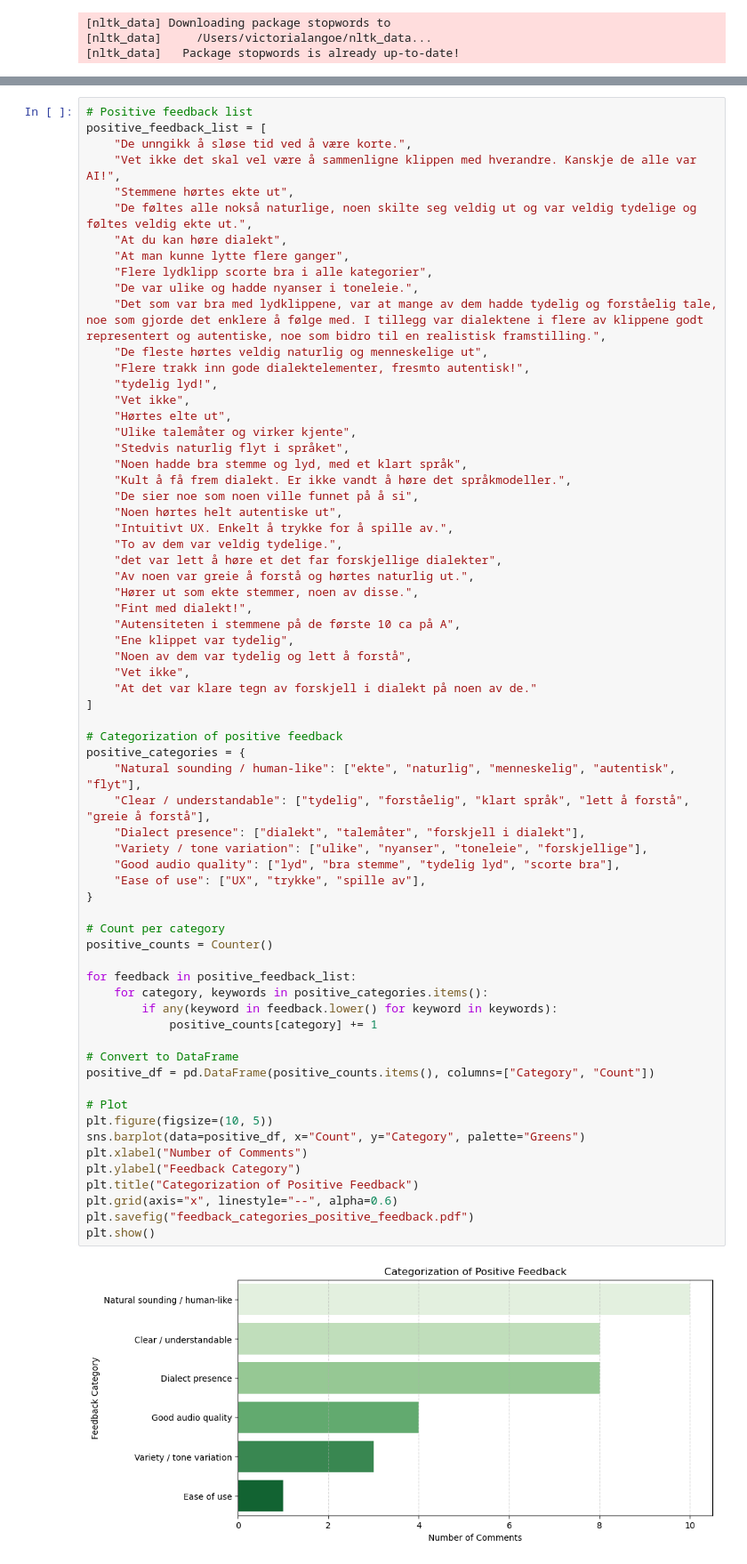
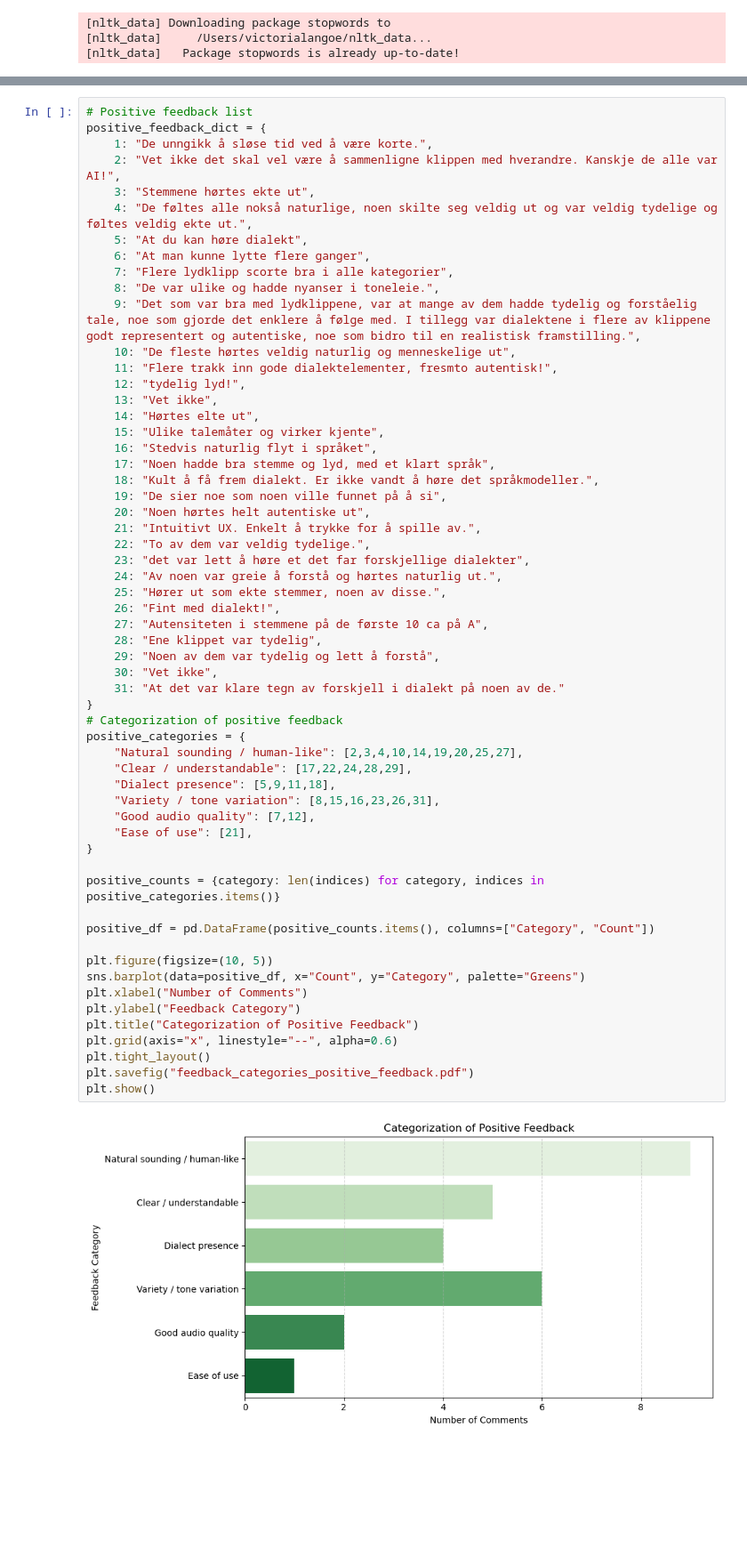
Before and after one commit to victorialangoe/Dialectal-TTS-MSc-Thesis, a Jupyter notebook: qualitative_analysis.ipynb, the cells around one changed output, grey strips where cells are left out. Shown: that part at 89% size. Drawn from its saved outputs; the diff is of its cells as text; blank space fills up the shorter version.

```diff
--- a/qualitative_analysis.ipynb
+++ b/qualitative_analysis.ipynb
@@ -156,71 +150,63 @@ plt.show()
 # %%
 # Positive feedback list
-positive_feedback_list = [
-    "De unngikk å sløse tid ved å være korte.",
-    "Vet ikke det skal vel være å sammenligne klippen med hverandre. Kanskje de alle var AI!",
-    "Stemmene hørtes ekte ut",
-    "De føltes alle nokså naturlige, noen skilte seg veldig ut og var veldig tydelige og føltes veldig ekte ut.",
-    "At du kan høre dialekt",
-    "At man kunne lytte flere ganger",
-    "Flere lydklipp scorte bra i alle kategorier",
-    "De var ulike og hadde nyanser i toneleie.",
-    "Det som var bra med lydklippene, var at mange av dem hadde tydelig og forståelig tale, noe som gjorde det enklere å følge med. I tillegg var dialektene i flere av klippene godt representert og autentiske, noe som bidro til en realistisk framstilling.",
-    "De fleste hørtes veldig naturlig og menneskelige ut",
-    "Flere trakk inn gode dialektelementer, fresmto autentisk!",
-    "tydelig lyd!",
-    "Vet ikke",
-    "Hørtes elte ut",
-    "Ulike talemåter og virker kjente",
-    "Stedvis naturlig flyt i språket",
-    "Noen hadde bra stemme og lyd, med et klart språk",
-    "Kult å få frem dialekt. Er ikke vandt å høre det språkmodeller.",
-    "De sier noe som noen ville funnet på å si",
-    "Noen hørtes helt autentiske ut",
-    "Intuitivt UX. Enkelt å trykke for å spille av.",
-    "To av dem var veldig tydelige.",
-    "det var lett å høre et det far forskjellige dialekter",
-    "Av noen var greie å forstå og hørtes naturlig ut.",
-    "Hører ut som ekte stemmer, noen av disse.",
-    "Fint med dialekt!",
-    "Autensiteten i stemmene på de første 10 ca på A",
-    "Ene klippet var tydelig",
-    "Noen av dem var tydelig og lett å forstå",
-    "Vet ikke",
-    "At det var klare tegn av forskjell i dialekt på noen av de."
-]
-
+positive_feedback_dict = {
+    1: "De unngikk å sløse tid ved å være korte.",
+    2: "Vet ikke det skal vel være å sammenligne klippen med hverandre. Kanskje de alle var AI!",
+    3: "Stemmene hørtes ekte ut",
+    4: "De føltes alle nokså naturlige, noen skilte seg veldig ut og var veldig tydelige og føltes veldig ekte ut.",
+    5: "At du kan høre dialekt",
+    6: "At man kunne lytte flere ganger",
+    7: "Flere lydklipp scorte bra i alle kategorier",
+    8: "De var ulike og hadde nyanser i toneleie.",
+    9: "Det som var bra med lydklippene, var at mange av dem hadde tydelig og forståelig tale, noe som gjorde det enklere å følge med. I tillegg var dialektene i flere av klippene godt representert og autentiske, noe som bidro til en realistisk framstilling.",
+    10: "De fleste hørtes veldig naturlig og menneskelige ut",
+    11: "Flere trakk inn gode dialektelementer, fresmto autentisk!",
+    12: "tydelig lyd!",
+    13: "Vet ikke",
+    14: "Hørtes elte ut",
+    15: "Ulike talemåter og virker kjente",
+    16: "Stedvis naturlig flyt i språket",
+    17: "Noen hadde bra stemme og lyd, med et klart språk",
+    18: "Kult å få frem dialekt. Er ikke vandt å høre det språkmodeller.",
+    19: "De sier noe som noen ville funnet på å si",
+    20: "Noen hørtes helt autentiske ut",
+    21: "Intuitivt UX. Enkelt å trykke for å spille av.",
+    22: "To av dem var veldig tydelige.",
+    23: "det var lett å høre et det far forskjellige dialekter",
+    24: "Av noen var greie å forstå og hørtes naturlig ut.",
+    25: "Hører ut som ekte stemmer, noen av disse.",
+    26: "Fint med dialekt!",
+    27: "Autensiteten i stemmene på de første 10 ca på A",
+    28: "Ene klippet var tydelig",
+    29: "Noen av dem var tydelig og lett å forstå",
+    30: "Vet ikke",
+    31: "At det var klare tegn av forskjell i dialekt på noen av de."
+}
 # Categorization of positive feedback
 positive_categories = {
-    "Natural sounding / human-like": ["ekte", "naturlig", "menneskelig", "autentisk", "flyt"],
-    "Clear / understandable": ["tydelig", "forståelig", "klart språk", "lett å forstå", "greie å forstå"],
-    "Dialect presence": ["dialekt", "talemåter", "forskjell i dialekt"],
-    "Variety / tone variation": ["ulike", "nyanser", "toneleie", "forskjellige"],
-    "Good audio quality": ["lyd", "bra stemme", "tydelig lyd", "scorte bra"],
-    "Ease of use": ["UX", "trykke", "spille av"],
+    "Natural sounding / human-like": [2,3,4,10,14,19,20,25,27],
+    "Clear / understandable": [17,22,24,28,29],
+    "Dialect presence": [5,9,11,18],
+    "Variety / tone variation": [8,15,16,23,26,31],
+    "Good audio quality": [7,12],
+    "Ease of use": [21],
 }
 
-# Count per category
-positive_counts = Counter()
+positive_counts = {category: len(indices) for category, indices in positive_categories.items()}
 
-for feedback in positive_feedback_list:
-    for category, keywords in positive_categories.items():
-        if any(keyword in feedback.lower() for keyword in keywords):
-            positive_counts[category] += 1
-
-# Convert to DataFrame
 positive_df = pd.DataFrame(positive_counts.items(), columns=["Category", "Count"])
 
-# Plot
 plt.figure(figsize=(10, 5))
 sns.barplot(data=positive_df, x="Count", y="Category", palette="Greens")
 plt.xlabel("Number of Comments")
 plt.ylabel("Feedback Category")
 plt.title("Categorization of Positive Feedback")
 plt.grid(axis="x", linestyle="--", alpha=0.6)
+plt.tight_layout()
 plt.savefig("feedback_categories_positive_feedback.pdf")
 plt.show()
 # %% [output]
-[figure, old version]
+[figure, new version]
 # %%
 import pandas as pd
 import matplotlib.pyplot as plt
```
Also changed, not shown: parts of 2 cells of this notebook.
